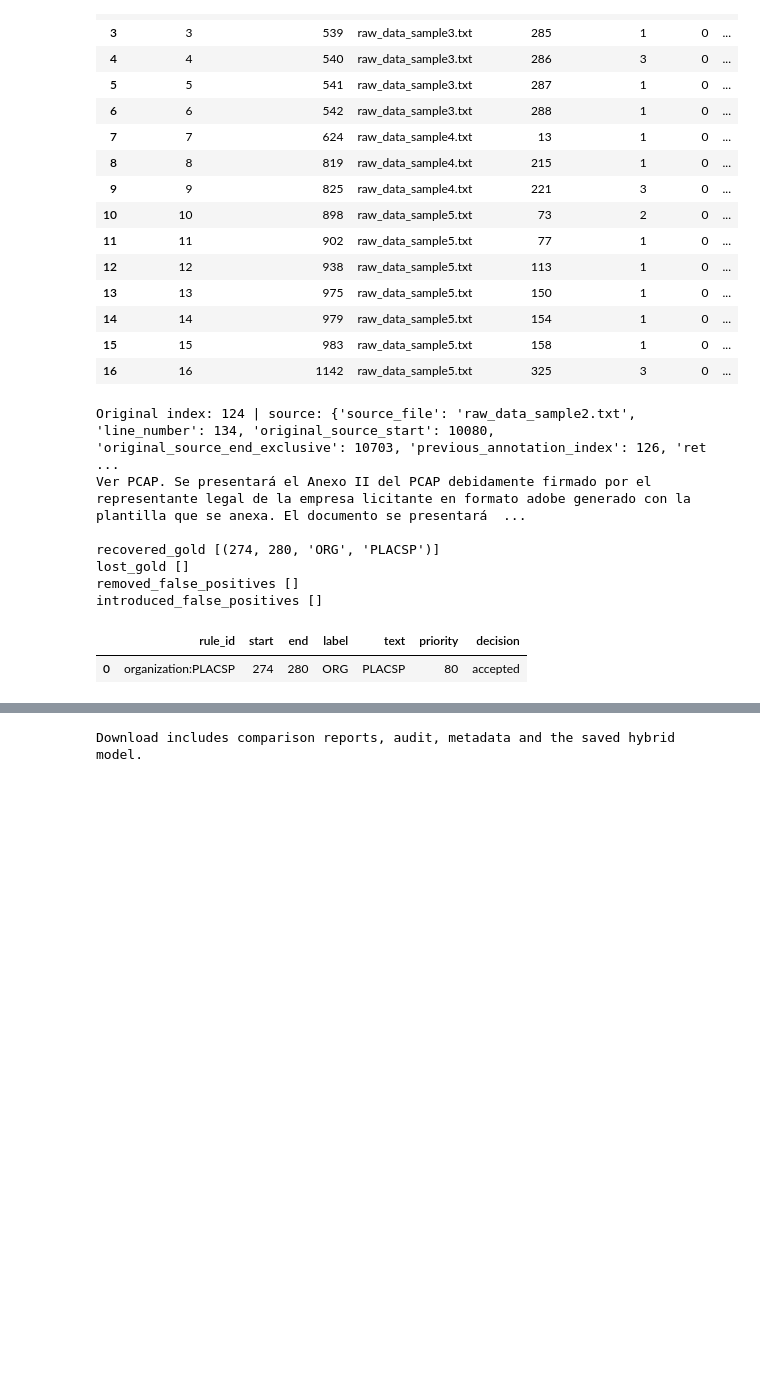
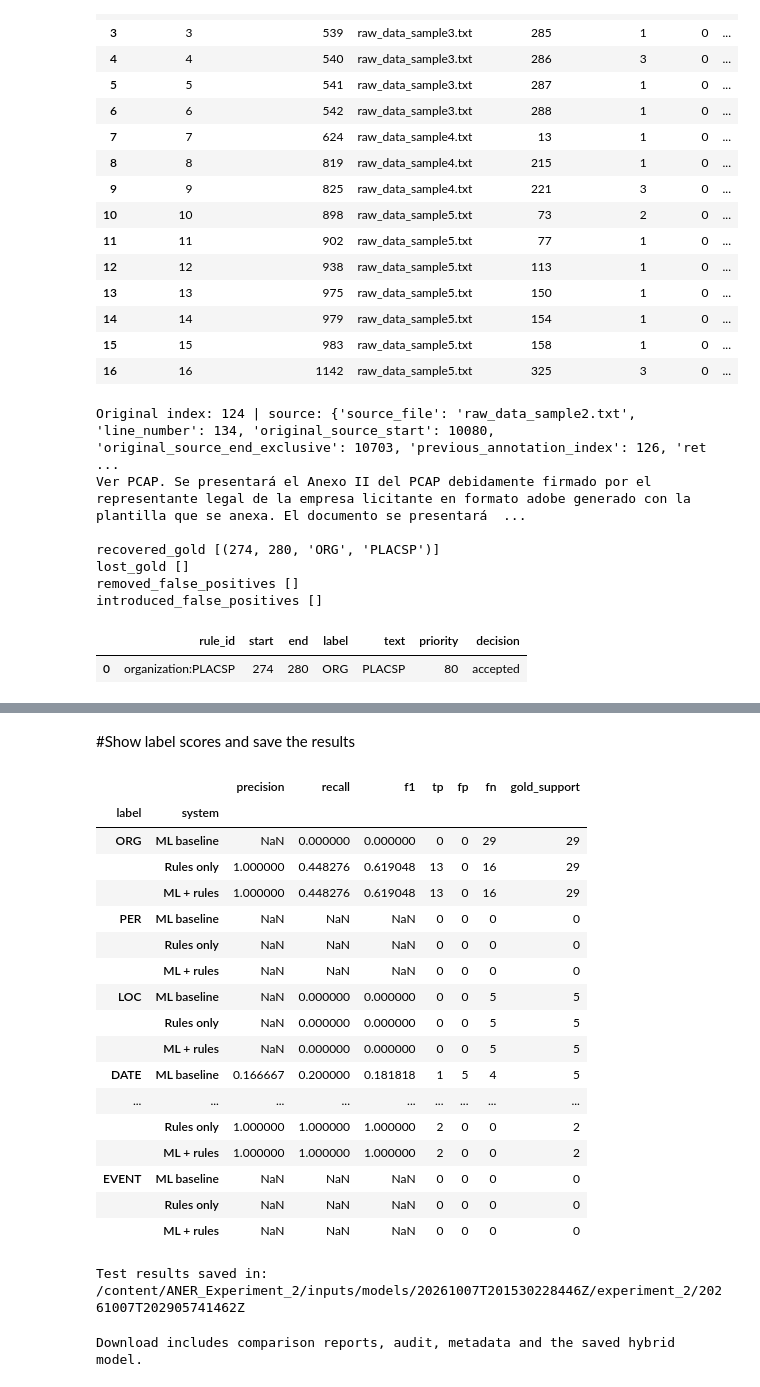
Before and after one commit to Valenlingo/ANER-spanish-procurement, a Jupyter notebook: ANER_Experiment_2.ipynb, the cells around one changed output, grey strips where cells are left out. Cells and saved outputs as stored; diff of their text form; code cells hidden in the pictures; blank space fills up the shorter version.

Commit message:
Update notebooks with revised preprocessing and hybrid test results

```diff
--- a/ANER_Experiment_2.ipynb
+++ b/ANER_Experiment_2.ipynb
@@ -48,7 +48,15 @@ required_baseline = ['trained_model', 'split_rows', 'split_indices', 'sources',
                      'RUN_DIR', 'run_metadata', 'SPLIT_SHA256', 'APPROVED_SHA256', 'LABELS']
 reuse_runtime = all(globals().get(name) is not None for name in required_baseline)
 print('Upload ANER_Experiment_2.py' + ('.' if reuse_runtime else ' and ANER_Run_Outputs.zip.'))
-uploaded = files.upload()
+import re
+
+raw_uploaded = files.upload()
+
+# Remove Colab's duplicate-file suffix, e.g. " (3)".
+uploaded = {
+    re.sub(r" \(\d+\)(?=\.[^.]+$)", "", name): content
+    for name, content in raw_uploaded.items()
+}
 if 'ANER_Experiment_2.py' not in uploaded:
     raise RuntimeError('Upload the accompanying ANER_Experiment_2.py file.')
 script_path = Path.cwd() / 'ANER_Experiment_2.py'
@@ -264,3 +319,70 @@ Implementation reference: [spaCy rule-based matching](https://spacy.io/usage/rul
+# %% [markdown]
+#Show label scores and save the results
+# %%
+test_label_summary = pd.DataFrame([
+    {'label': label, 'system': name, **metrics}
+    for label in LABELS
+    for name, report in hybrid_test_reports.items()
+    for metrics in [report['per_label'][label]]
+]).set_index(['label', 'system'])
+
+display(test_label_summary)
+
+# Preserve the experiment metadata alongside the test results.
+experiment_metadata = json.loads(
+    (HYBRID_RUN_DIR / 'experiment_metadata.json').read_text(
+        encoding='utf-8'
+    )
+)
+
+test_results = {
+    'scoring': 'Exact character start, end and entity label',
+    'test_comparison_is_exploratory': True,
+    'experiment_metadata': experiment_metadata,
+    'original_annotation_indices': split_indices['test'],
+    'all_records': hybrid_test_reports,
+    'normalized_unique': {
+        'normalization': 'casefold; collapse whitespace; retain first passage',
+        'original_annotation_indices': unique_test_indices,
+        'reports': hybrid_unique_test_reports,
+    },
+}
+
+report_path = HYBRID_RUN_DIR / 'exploratory_test_comparison.json'
+report_path.write_text(
+    json.dumps(
+        test_results, ensure_ascii=False, indent=2, allow_nan=False
+    ) + '\n',
+    encoding='utf-8',
+)
+
+test_summary.to_csv(HYBRID_RUN_DIR / 'test_summary.csv')
+unique_test_summary.to_csv(
+    HYBRID_RUN_DIR / 'test_normalized_unique_summary.csv'
+)
+test_label_summary.to_csv(HYBRID_RUN_DIR / 'test_per_label.csv')
+
+print('Test results saved in:', HYBRID_RUN_DIR)
+# %% [output]
+|  |  | precision | recall | f1 | tp | fp | fn | gold_support |
+| label | system |  |  |  |  |  |  |  |
+| ORG | ML baseline | NaN | 0.000000 | 0.000000 | 0 | 0 | 29 | 29 |
+|  | Rules only | 1.000000 | 0.448276 | 0.619048 | 13 | 0 | 16 | 29 |
+|  | ML + rules | 1.000000 | 0.448276 | 0.619048 | 13 | 0 | 16 | 29 |
+| PER | ML baseline | NaN | NaN | NaN | 0 | 0 | 0 | 0 |
+|  | Rules only | NaN | NaN | NaN | 0 | 0 | 0 | 0 |
+|  | ML + rules | NaN | NaN | NaN | 0 | 0 | 0 | 0 |
+| LOC | ML baseline | NaN | 0.000000 | 0.000000 | 0 | 0 | 5 | 5 |
+|  | Rules only | NaN | 0.000000 | 0.000000 | 0 | 0 | 5 | 5 |
+|  | ML + rules | NaN | 0.000000 | 0.000000 | 0 | 0 | 5 | 5 |
+| DATE | ML baseline | 0.166667 | 0.200000 | 0.181818 | 1 | 5 | 4 | 5 |
+| ... | ... | ... | ... | ... | ... | ... | ... | ... |
+|  | Rules only | 1.000000 | 1.000000 | 1.000000 | 2 | 0 | 0 | 2 |
+|  | ML + rules | 1.000000 | 1.000000 | 1.000000 | 2 | 0 | 0 | 2 |
+| EVENT | ML baseline | NaN | NaN | NaN | 0 | 0 | 0 | 0 |
+|  | Rules only | NaN | NaN | NaN | 0 | 0 | 0 | 0 |
+|  | ML + rules | NaN | NaN | NaN | 0 | 0 | 0 | 0 |
+Test results saved in: /content/ANER_Experiment_2/inputs/models/20261007T201530228446Z/experiment_2/20261007T202905741462Z
 # %%
 output_zip = HYBRID_RUN_DIR.parent / (HYBRID_RUN_DIR.name + '_experiment_2.zip')
 with zipfile.ZipFile(output_zip, 'w', compression=zipfile.ZIP_DEFLATED) as archive:
```
Also changed, not shown: parts of 6 cells of this notebook, 1 other file.
